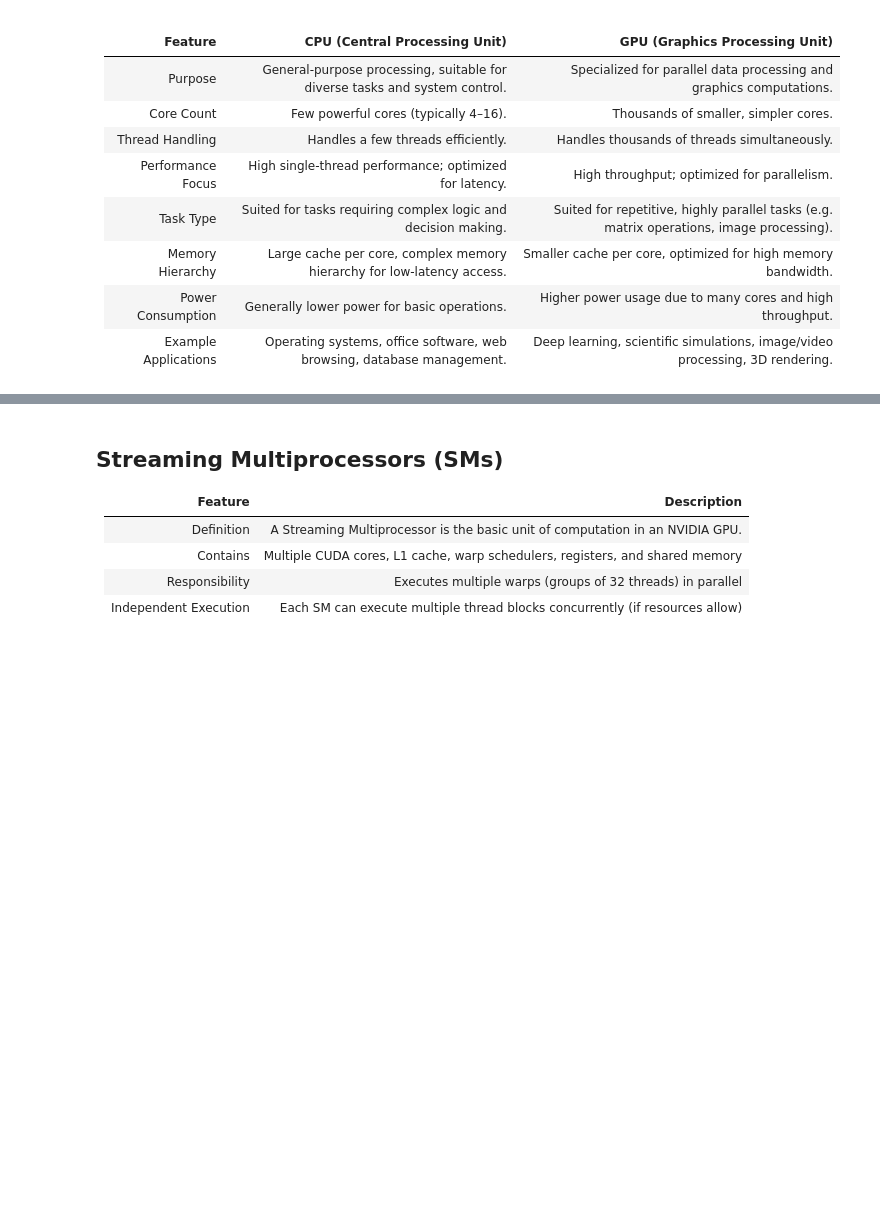
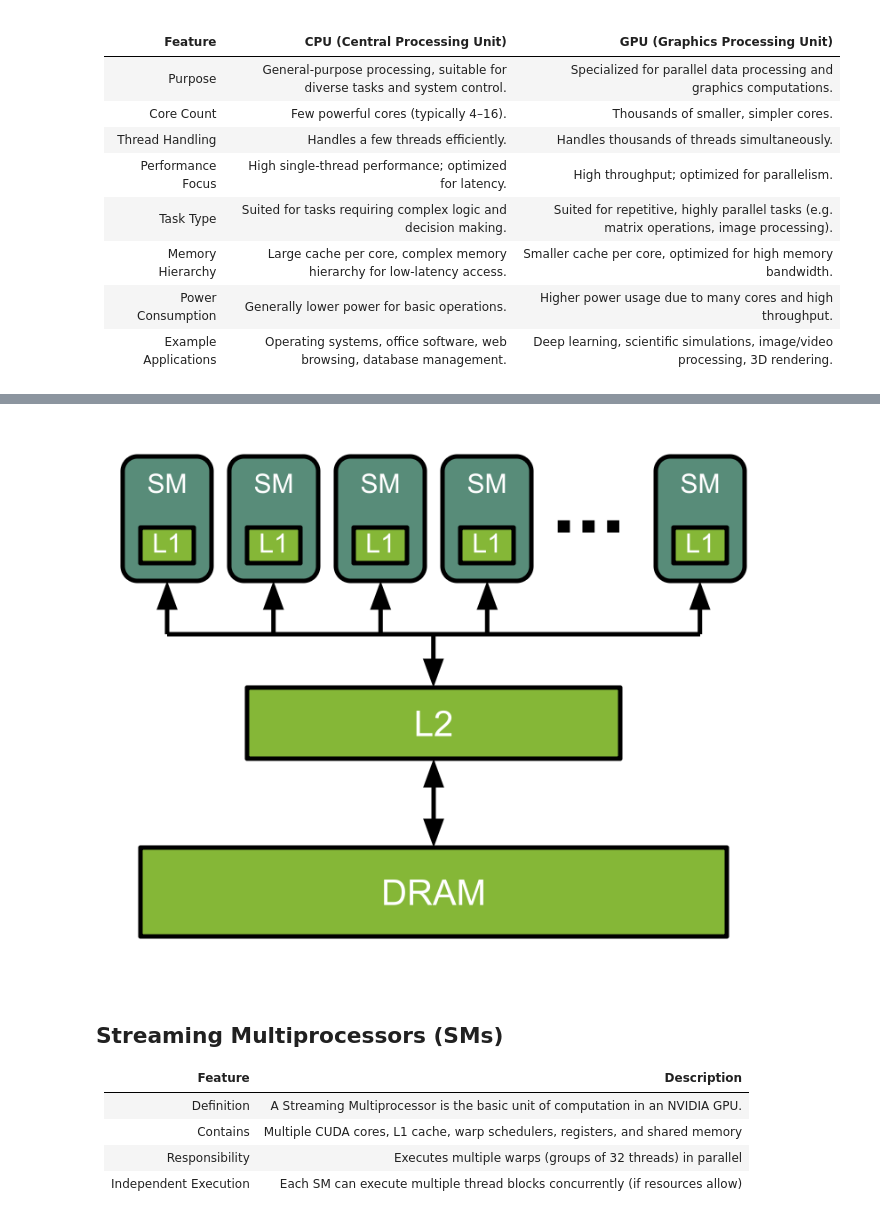
Before and after one commit to NCI900-Training-Organisation/intro-to-cuda, a Jupyter notebook: notebooks/01-gpu.ipynb, the cells around one changed output, grey strips where cells are left out. Drawn from its saved outputs; the diff is of its cells as text; code cells hidden in the pictures; blank space fills up the shorter version.

```diff
--- a/notebooks/01-gpu.ipynb
+++ b/notebooks/01-gpu.ipynb
@@ -69,6 +69,12 @@ Modern NVIDIA GPUs use a hierarchical memory and compute architecture designed f
 
 
 These components work together to accelerate parallel tasks such as scientific computing, deep learning, and graphics rendering.
+# %%
+from IPython.display import Image, display
+
+display(Image(filename="./docs/source/tutorial/figs/SM.png"))
+# %% [output]
+[figure, added]
 # %% [markdown]
 ## Streaming Multiprocessors (SMs)
 
```
Also changed, not shown: parts of 4 cells of this notebook, 8 other files.
